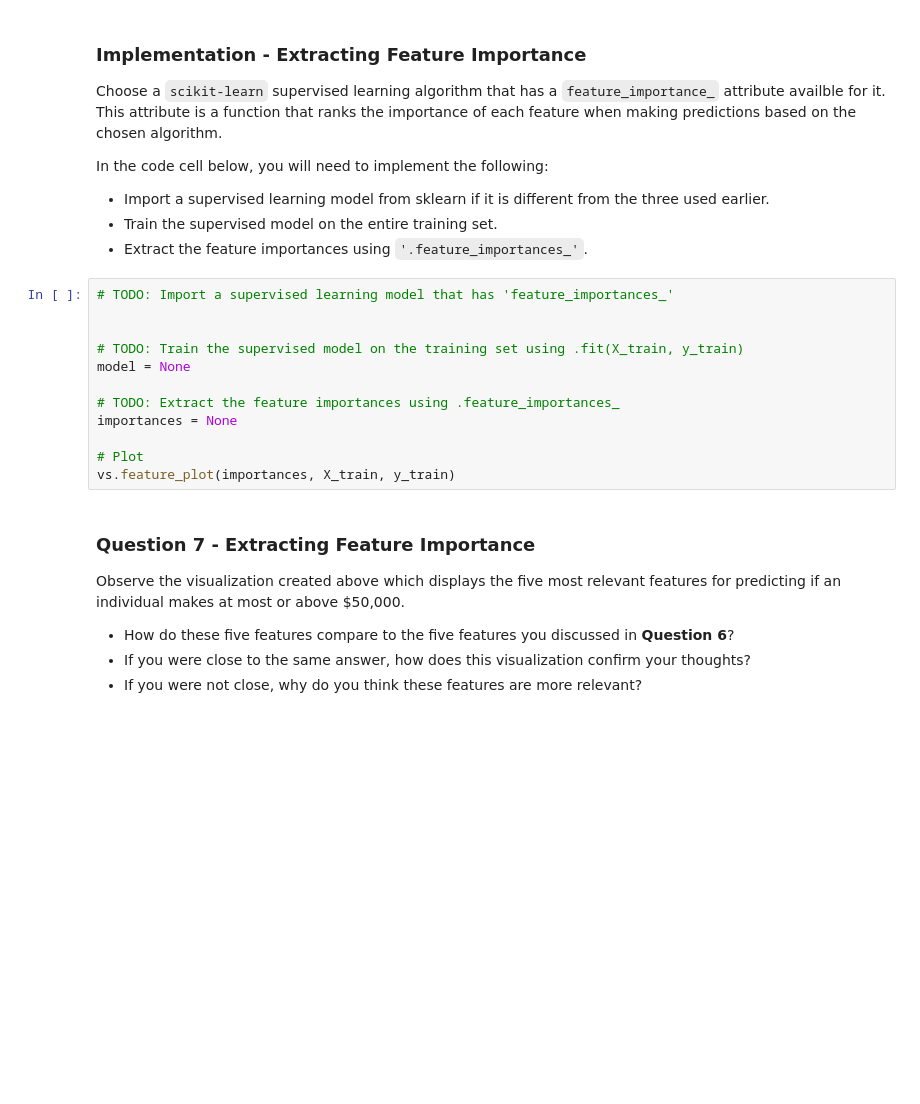
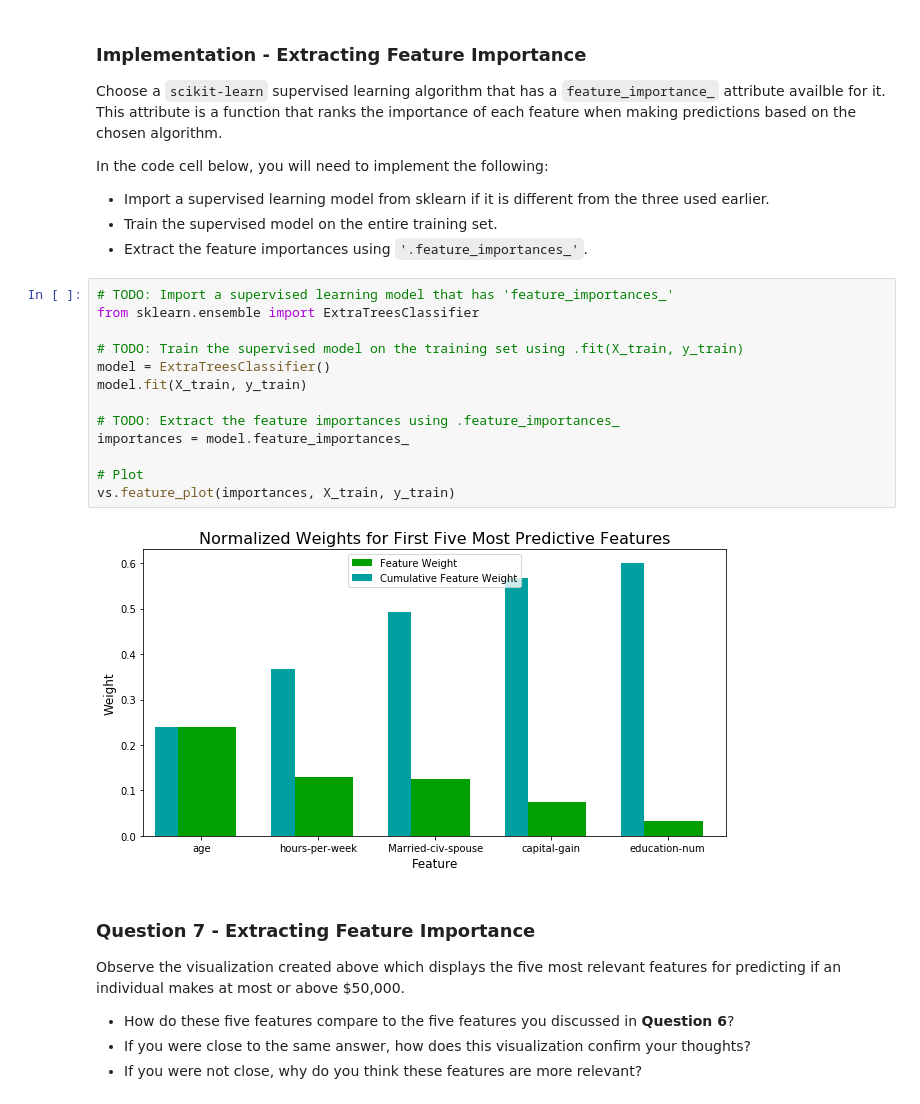
Before and after one commit to vdscruz/udacity_projects, a Jupyter notebook: machine-learning/finding_donors/finding_donors.ipynb, the cells around one changed output. Drawn from its saved outputs; the diff is of its cells as text; blank space fills up the shorter version.

```diff
--- a/machine-learning/finding_donors/finding_donors.ipynb
+++ b/machine-learning/finding_donors/finding_donors.ipynb
@@ -469,16 +641,19 @@ In the code cell below, you will need to implement the following:
  - Extract the feature importances using `'.feature_importances_'`.
 # %%
 # TODO: Import a supervised learning model that has 'feature_importances_'
-
+from sklearn.ensemble import ExtraTreesClassifier
 
 # TODO: Train the supervised model on the training set using .fit(X_train, y_train)
-model = None
+model = ExtraTreesClassifier()
+model.fit(X_train, y_train)
 
 # TODO: Extract the feature importances using .feature_importances_
-importances = None
+importances = model.feature_importances_
 
 # Plot
 vs.feature_plot(importances, X_train, y_train)
+# %% [output]
+[figure, added]
 # %% [markdown]
 ### Question 7 - Extracting Feature Importance
 
```
Also changed, not shown: parts of 29 cells of this notebook, 1 other file.
